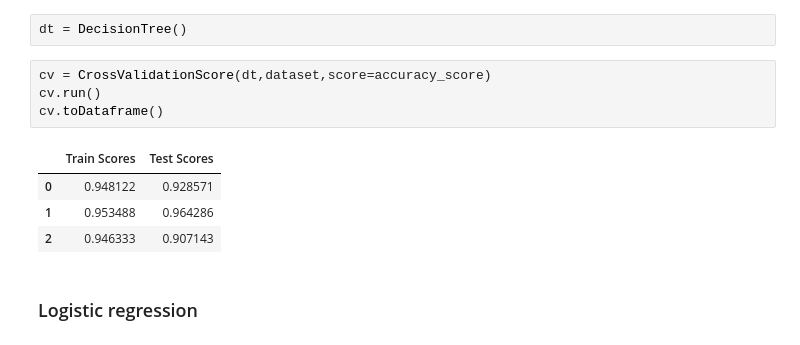
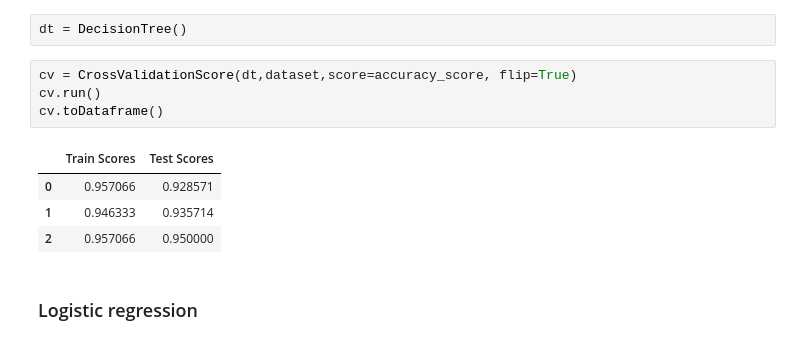
Before and after one commit to mpereira19/Si, a Jupyter notebook: scripts/eval3.ipynb, the cells around one changed output. Cells and saved outputs as stored; diff of their text form.

```diff
--- a/scripts/eval3.ipynb
+++ b/scripts/eval3.ipynb
@@ -25,14 +25,14 @@ from si.supervised import DecisionTree
 # %%
 dt = DecisionTree()
 # %%
-cv = CrossValidationScore(dt,dataset,score=accuracy_score)
+cv = CrossValidationScore(dt,dataset,score=accuracy_score, flip=True)
 cv.run()
 cv.toDataframe()
 # %% [output]
 |  | Train Scores | Test Scores |
-| 0 | 0.948122 | 0.928571 |
-| 1 | 0.953488 | 0.964286 |
-| 2 | 0.946333 | 0.907143 |
+| 0 | 0.957066 | 0.928571 |
+| 1 | 0.946333 | 0.935714 |
+| 2 | 0.957066 | 0.950000 |
 # %% [markdown]
 ### Logistic regression
 # %%
```
Also changed, not shown: parts of 4 cells of this notebook, 10 other files.
